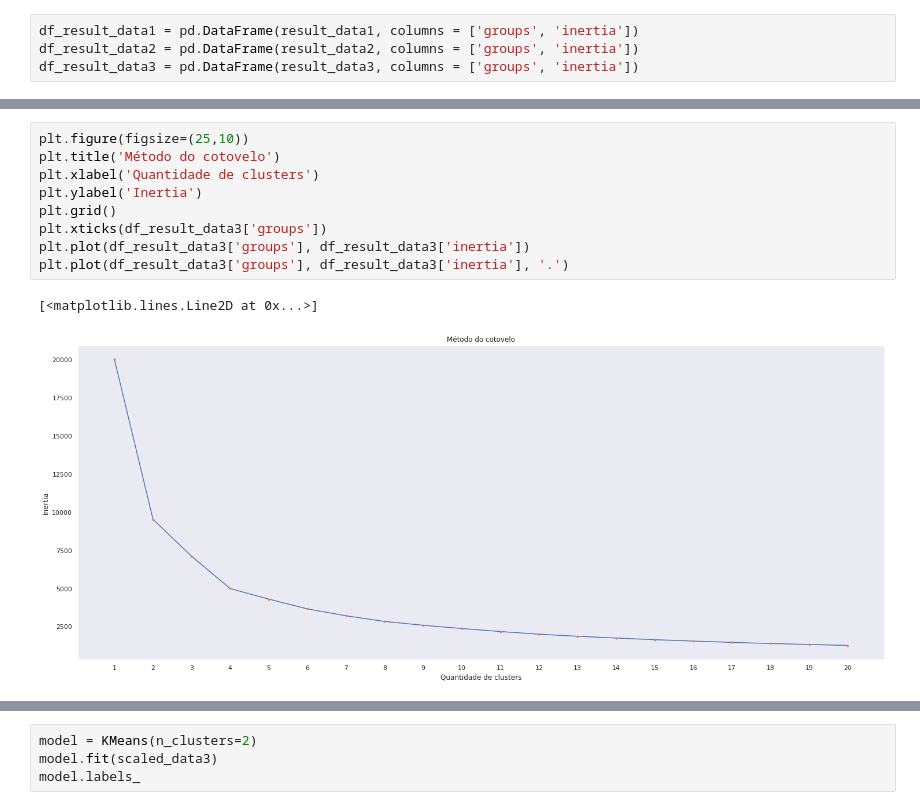
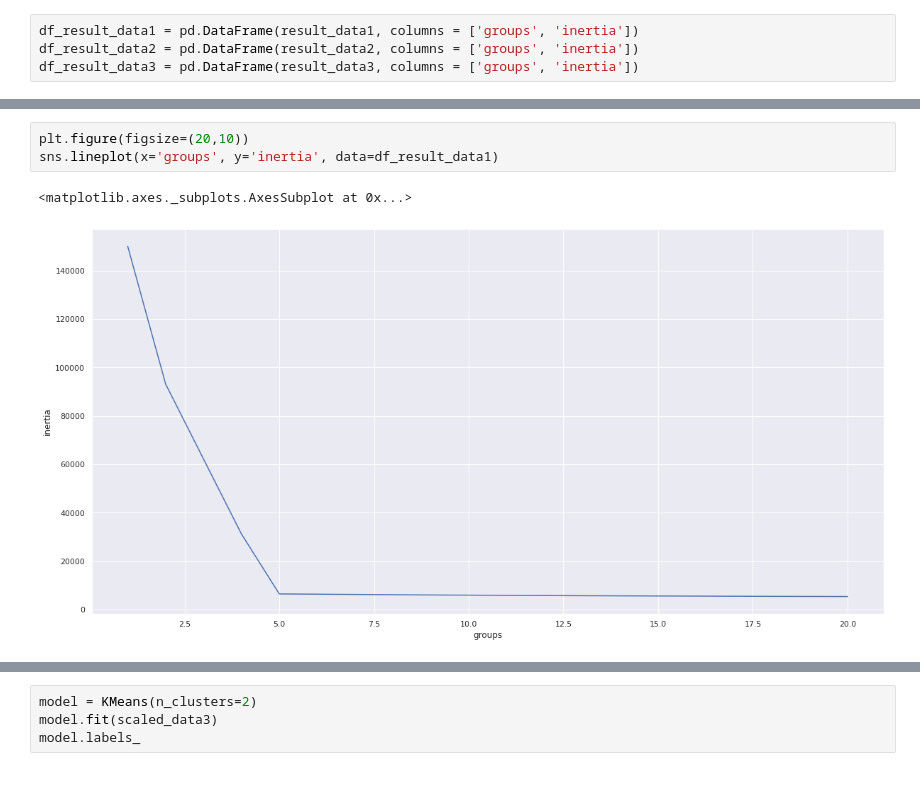
Before and after one commit to mateusms-p4/Mateusms_Inatel, a Jupyter notebook: Cluster_IN243.ipynb, the cells around one changed output, grey strips where cells are left out. Cells and saved outputs as stored; diff of their text form; blank space fills up the shorter version.

```diff
--- a/Cluster_IN243.ipynb
+++ b/Cluster_IN243.ipynb
@@ -90,12 +66,6 @@ plt.plot(df_result_data2['groups'], df_result_data2['inertia'], '.')
-# %%
-plt.figure(figsize=(25,10))
-plt.title('Método do cotovelo')
-plt.xlabel('Quantidade de clusters')
-plt.ylabel('Inertia')
-plt.grid()
-plt.xticks(df_result_data3['groups'])
-plt.plot(df_result_data3['groups'], df_result_data3['inertia'])
-plt.plot(df_result_data3['groups'], df_result_data3['inertia'], '.')
-# %% [output]
-[<matplotlib.lines.Line2D at 0x...>]
-[figure, removed]
+# %%
+plt.figure(figsize=(20,10))
+sns.lineplot(x='groups', y='inertia', data=df_result_data1)
+# %% [output]
+<matplotlib.axes._subplots.AxesSubplot at 0x...>
+[figure, added]
```
Also changed, not shown: parts of 9 cells of this notebook.
